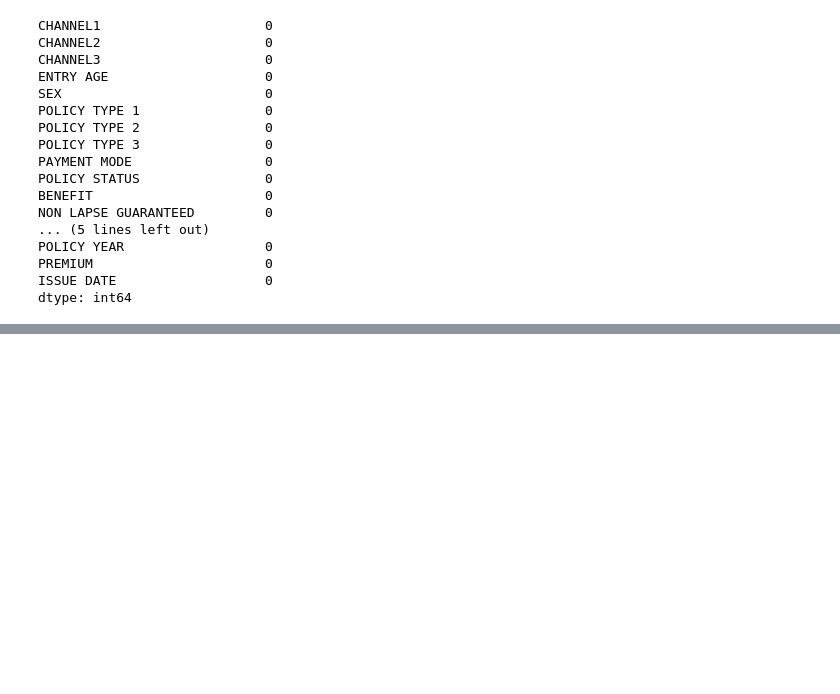
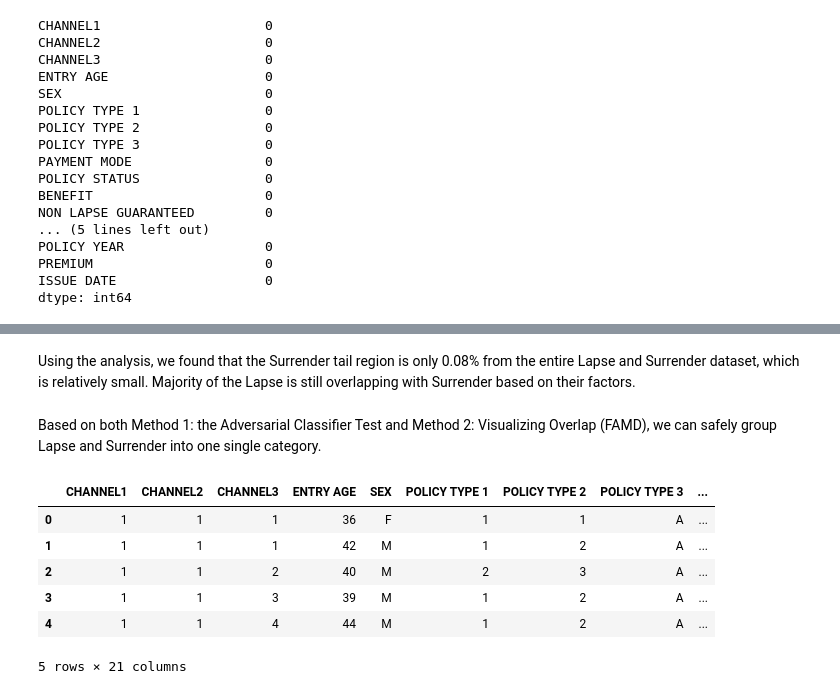
Before and after one commit to henrytansunway/insurance-lapse, a Jupyter notebook: 0.data_cleaning_EDA_feb_24.ipynb, the cells around one changed output, grey strips where cells are left out. Saved outputs shown, nothing was run; the diff lists cells and outputs as text; code cells hidden in the pictures; blank space fills up the shorter version.

```diff
--- a/0.data_cleaning_EDA_feb_24.ipynb
+++ b/0.data_cleaning_EDA_feb_24.ipynb
@@ -803,0 +977,17 @@ dtype: int64
+# %% [markdown]
+Using the analysis, we found that the Surrender tail region is only 0.08% from the entire Lapse and Surrender dataset, which is relatively small. Majority of the Lapse is still overlapping with Surrender based on their factors.
+# %% [markdown]
+Based on both Method 1: the Adversarial Classifier Test and Method 2: Visualizing Overlap (FAMD), we can safely group Lapse and Surrender into one single category.
+# %%
+# Grouping Lapse and Surrender together
+df['IS_LAPSE'] = df['POLICY STATUS'].apply(lambda x: 1 if x in ['Lapse','Surrender'] else 0)
+# %%
+df.head(5)
+# %% [output]
+|  | CHANNEL1 | CHANNEL2 | CHANNEL3 | ENTRY AGE | SEX | POLICY TYPE 1 | POLICY TYPE 2 | POLICY TYPE 3 | ... |
+| 0 | 1 | 1 | 1 | 36 | F | 1 | 1 | A | ... |
+| 1 | 1 | 1 | 1 | 42 | M | 1 | 2 | A | ... |
+| 2 | 1 | 1 | 2 | 40 | M | 2 | 3 | A | ... |
+| 3 | 1 | 1 | 3 | 39 | M | 1 | 2 | A | ... |
+| 4 | 1 | 1 | 4 | 44 | M | 1 | 2 | A | ... |
+5 rows × 21 columns
```
Also changed, not shown: parts of 10 cells of this notebook.
